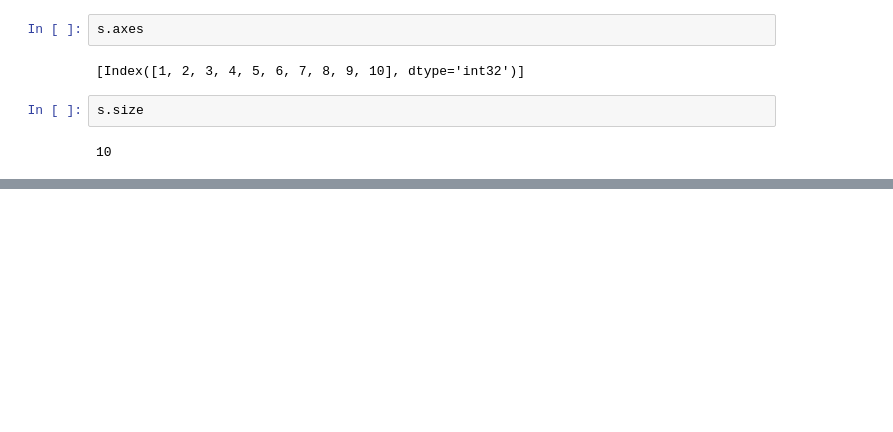
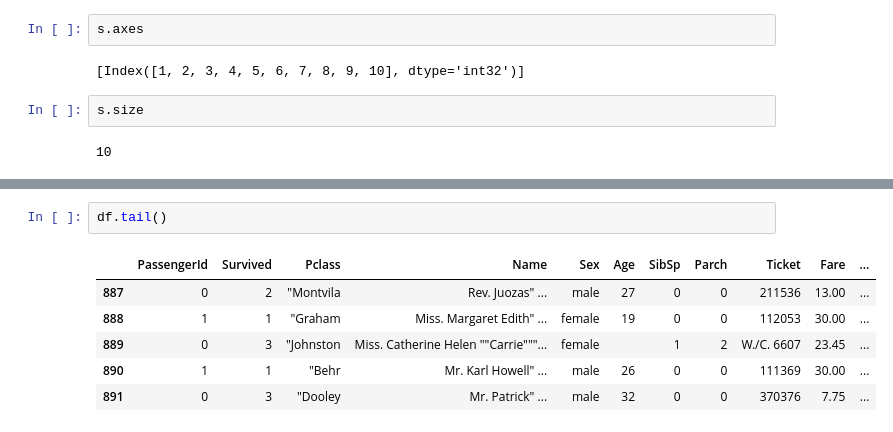
Before and after one commit to 0gaurav4/AI-2024, a Jupyter notebook: MLMCA24/basics.ipynb, the cells around one changed output, grey strips where cells are left out. Saved outputs shown, nothing was run; the diff lists cells and outputs as text; blank space fills up the shorter version.

```diff
--- a/MLMCA24/basics.ipynb
+++ b/MLMCA24/basics.ipynb
@@ -405,0 +488,9 @@ dtype: float64
+# %%
+df.tail()
+# %% [output]
+|  | PassengerId | Survived | Pclass | Name | Sex | Age | SibSp | Parch | Ticket | Fare | ... |
+| 887 | 0 | 2 | "Montvila | Rev. Juozas" ... | male | 27 | 0 | 0 | 211536 | 13.00 | ... |
+| 888 | 1 | 1 | "Graham | Miss. Margaret Edith" ... | female | 19 | 0 | 0 | 112053 | 30.00 | ... |
+| 889 | 0 | 3 | "Johnston | Miss. Catherine Helen ""Carrie"""... | female |  | 1 | 2 | W./C. 6607 | 23.45 | ... |
+| 890 | 1 | 1 | "Behr | Mr. Karl Howell" ... | male | 26 | 0 | 0 | 111369 | 30.00 | ... |
+| 891 | 0 | 3 | "Dooley | Mr. Patrick" ... | male | 32 | 0 | 0 | 370376 | 7.75 | ... |
```
Also changed, not shown: parts of 33 cells of this notebook, 6 other files.
